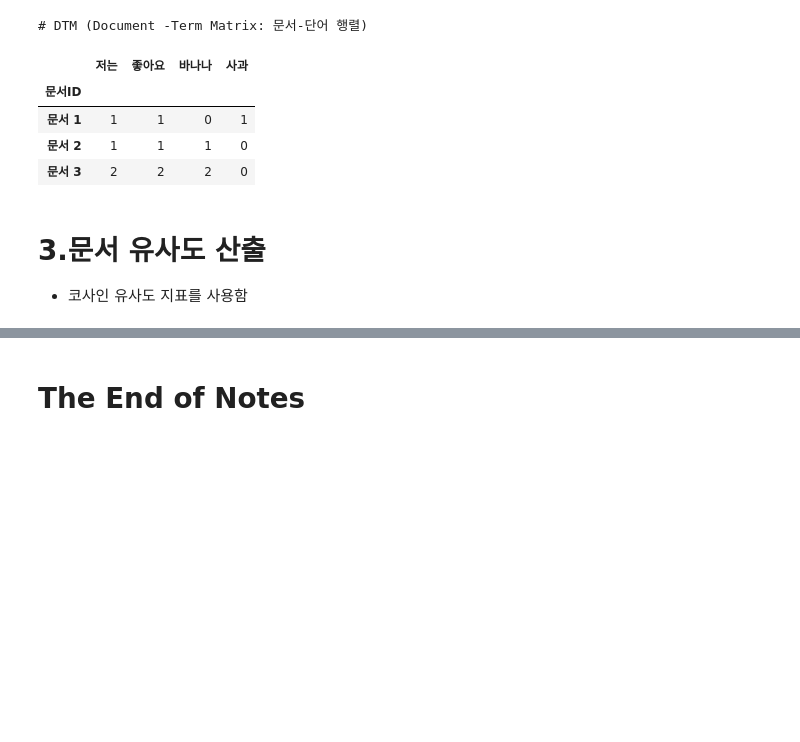
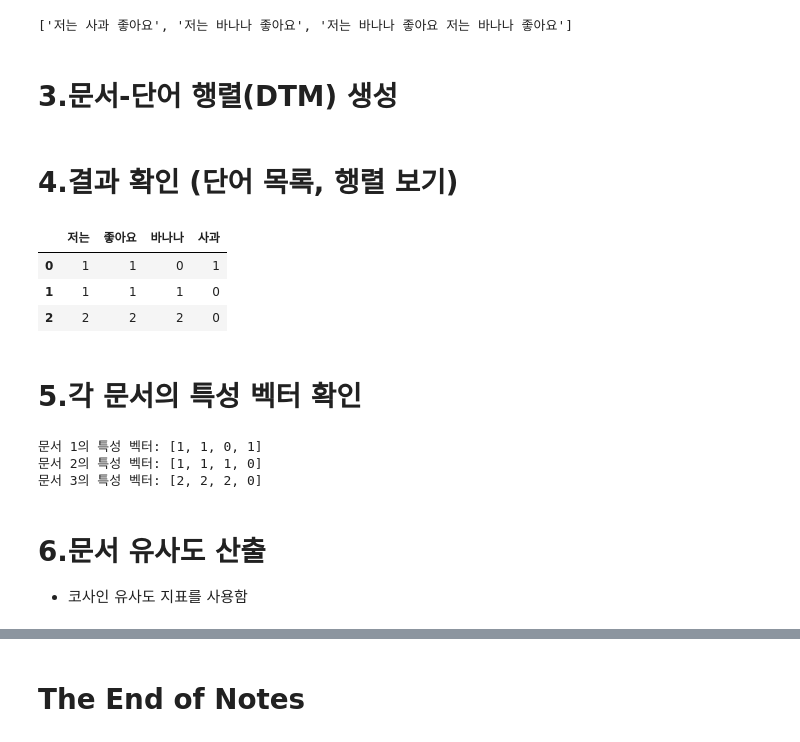
Before and after one commit to hursoo/big_k-modern_1, a Jupyter notebook: gb_041_feature_dtm.ipynb, the cells around one changed output, grey strips where cells are left out. Saved outputs shown, nothing was run; the diff lists cells and outputs as text; code cells hidden in the pictures; blank space fills up the shorter version.

```diff
--- a/gb_041_feature_dtm.ipynb
+++ b/gb_041_feature_dtm.ipynb
@@ -18,12 +12,6 @@ from collections import Counter   # 글자 수 계산에 유용한 패키지
 # %%
-# 실제 데이터프레임의 열 이름은 '문서 내용'이라고 가정합니다.
-
-data = {
-    '문서ID': ['문서 1', '문서 2', '문서 3'],
-    '문서내용': [
+texts = [
         '저는 사과 좋아요',
         '저는 바나나 좋아요',
         '저는 바나나 좋아요 저는 바나나 좋아요'
     ]
-}
-df = pd.DataFrame(data)
@@ -79,31 +18,41 @@ print(f"       {total_words}")
-# %%
-from sklearn.feature_extraction.text import CountVectorizer
-
-# CountVectorizer 객체 생성
-# analyzer='word'는 단어 단위로 토큰화 (기본값)
-# lowercase=False는 단어를 소문자로 변환하지 않음 (한글이므로 False로 설정하는 것이 좋습니다. 기본값은 True)
-# token_pattern은 기본값으로 설정하여 한글 단어를 잘 인식하도록 합니다.
-vectorizer = CountVectorizer(lowercase=False) # 한국어의 경우 대소문자 구분이 중요하지 않으므로 True로 해도 무방하지만, 이미지와 일치시키기 위해 False로 설정
-
-# '문서 내용' 열의 텍스트 데이터를 사용하여 DTM 생성
-# fit_transform은 어휘를 학습하고 동시에 문서들을 변환합니다.
-dtm_matrix = vectorizer.fit_transform(df['문서내용'])
-
-# DTM을 Pandas DataFrame으로 변환
-# 행 이름은 문서 ID, 열 이름은 단어 (어휘)로 설정
-dtm_df = pd.DataFrame(dtm_matrix.toarray(), columns=vectorizer.get_feature_names_out(), index=df['문서ID'])
-
-# 결과 출력 (첫 번째 이미지와 동일한 형식)
-print("# DTM (Document -Term Matrix: 문서-단어 행렬)")
-dtm_df = dtm_df[['저는', '좋아요', '바나나', '사과']]
-dtm_df
-# %% [output]
-# DTM (Document -Term Matrix: 문서-단어 행렬)
-|  | 저는 | 좋아요 | 바나나 | 사과 |
-| 문서ID |  |  |  |  |
-| 문서 1 | 1 | 1 | 0 | 1 |
-| 문서 2 | 1 | 1 | 1 | 0 |
-| 문서 3 | 2 | 2 | 2 | 0 |
+# %%
+texts
+# %% [output]
+['저는 사과 좋아요', '저는 바나나 좋아요', '저는 바나나 좋아요 저는 바나나 좋아요']
+# %% [markdown]
+# 3.문서-단어 행렬(DTM) 생성
+# %%
+# CountVectorizer() - 문장에서 단어를 뽑아서 고유 단어 리스트를 만들고, 각 문서에서 단어가 몇 번 나왔는지를 세어 줌.
+vectorizer = CountVectorizer()
+X = vectorizer.fit_transform(texts)
+# %% [markdown]
+# 4.결과 확인 (단어 목록, 행렬 보기)
+# %%
+df_dtm = pd.DataFrame(X.toarray(), columns=vectorizer.get_feature_names_out())
+
+# 원하는 단어 순서 정의
+desired_order = ['저는', '좋아요', '바나나', '사과']
+
+# 열 순서를 원하는 대로 재정렬
+existing_columns = [col for col in desired_order if col in df_dtm.columns]
+df_dtm = df_dtm[existing_columns]
+
+# 출력
+df_dtm
+# %% [output]
+|  | 저는 | 좋아요 | 바나나 | 사과 |
+| 0 | 1 | 1 | 0 | 1 |
+| 1 | 1 | 1 | 1 | 0 |
+| 2 | 2 | 2 | 2 | 0 |
+# %% [markdown]
+# 5.각 문서의 특성 벡터 확인
+# %%
+for i, row in df_dtm.iterrows():
+    print(f"문서 {i+1}의 특성 벡터: {list(row)}")
+# %% [output]
+문서 1의 특성 벡터: [1, 1, 0, 1]
+문서 2의 특성 벡터: [1, 1, 1, 0]
+문서 3의 특성 벡터: [2, 2, 2, 0]
 # %% [markdown]
-# 3.문서 유사도 산출
+# 6.문서 유사도 산출
 - 코사인 유사도 지표를 사용함
```
Also changed, not shown: parts of 14 cells of this notebook.
